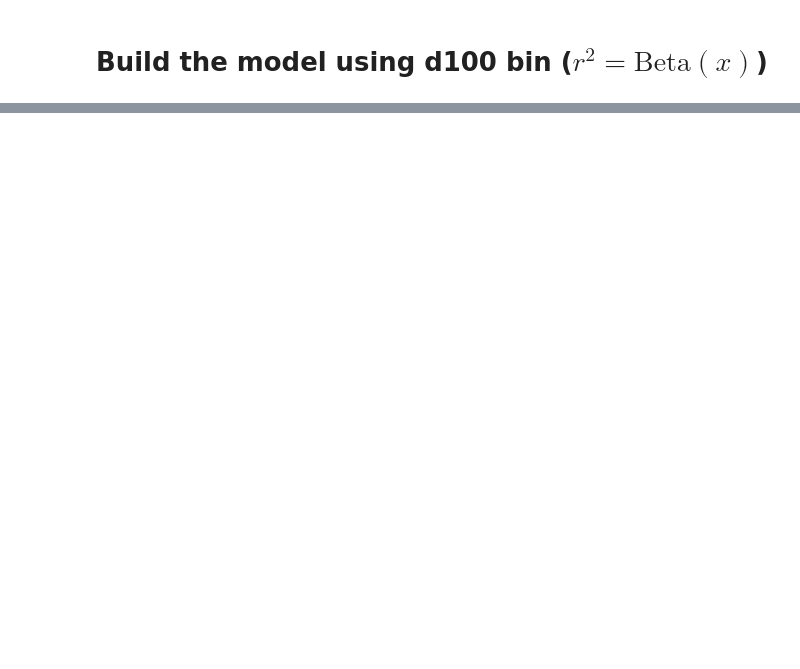
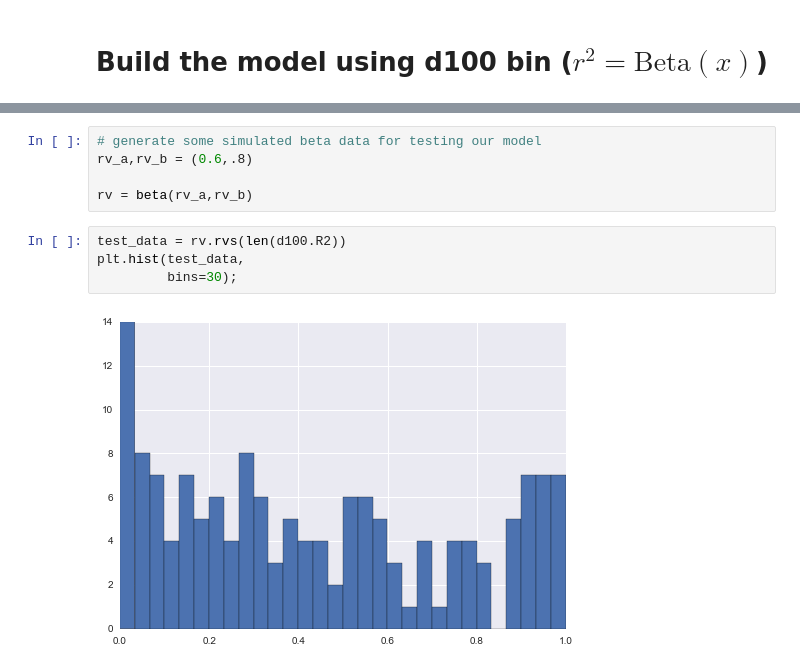
Before and after one commit to xguse/ipy_notebooks, a Jupyter notebook: YALE/ddrad58/2015-02-19_modeling_R2_of_a_distance_bin.ipynb, the cells around one changed output, grey strips where cells are left out. Cells and saved outputs as stored; diff of their text form; blank space fills up the shorter version.

```diff
--- a/YALE/ddrad58/2015-02-19_modeling_R2_of_a_distance_bin.ipynb
+++ b/YALE/ddrad58/2015-02-19_modeling_R2_of_a_distance_bin.ipynb
@@ -575,0 +583,11 @@ Plotting lambda_dist
+# %%
+# generate some simulated beta data for testing our model
+rv_a,rv_b = (0.6,.8)
+
+rv = beta(rv_a,rv_b)
+# %%
+test_data = rv.rvs(len(d100.R2))
+plt.hist(test_data,
+         bins=30);
+# %% [output]
+[figure, added]
```
Also changed, not shown: parts of 33 cells of this notebook, 10 other files.
